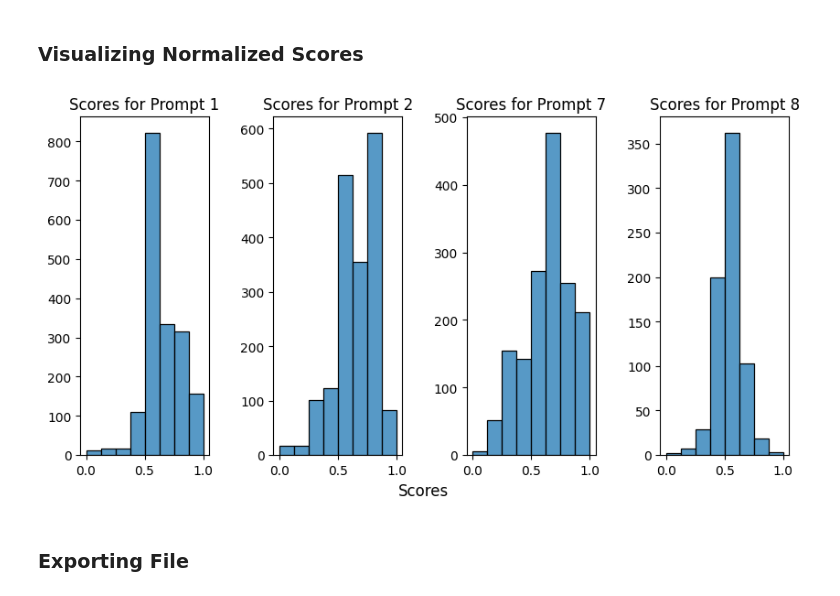
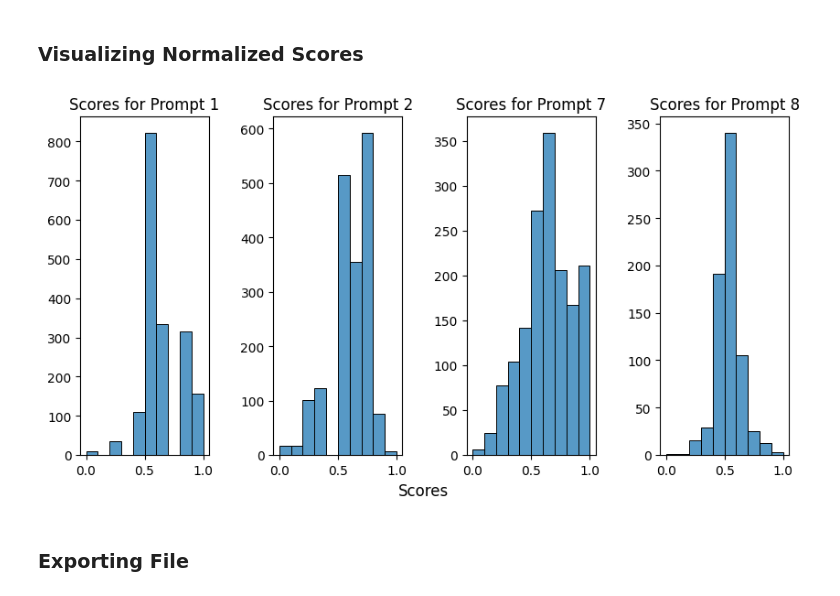
Before and after one commit to lodi-m/u-integrity, a Jupyter notebook: data/normalized_scores/normalize_combining_all_scores.ipynb, the cells around one changed output. Drawn from its saved outputs; the diff is of its cells as text; code cells hidden in the pictures.

Commit message:
created plots for distribution of scores

```diff
--- a/data/normalized_scores/normalize_combining_all_scores.ipynb
+++ b/data/normalized_scores/normalize_combining_all_scores.ipynb
@@ -39,27 +39,27 @@ normalized_1_7_8["normalized_score"] = normalized_score
 ### Visualizing Normalized Scores
 # %%
 fig, ax = plt.subplots(1, 4, sharex=True)
-sns.histplot(normalized_1_7_8[normalized_1_7_8["Essay_set_id"] == 1]["normalized_score"], bins=8, ax=ax[0])
-sns.histplot(normalized_1_7_8[normalized_1_7_8["Essay_set_id"] == 2]["normalized_score"], bins=8, ax=ax[1])
-sns.histplot(normalized_1_7_8[normalized_1_7_8["Essay_set_id"] == 7]["normalized_score"], bins=8, ax=ax[2])
-sns.histplot(normalized_1_7_8[normalized_1_7_8["Essay_set_id"] == 8]["normalized_score"], bins=8, ax=ax[3])
+sns.histplot(normalized_1_7_8[normalized_1_7_8["Essay_set_id"] == 1]["normalized_score"], bins=10, ax=ax[0])
+sns.histplot(normalized_1_7_8[normalized_1_7_8["Essay_set_id"] == 2]["normalized_score"], bins=10, ax=ax[1])
+sns.histplot(normalized_1_7_8[normalized_1_7_8["Essay_set_id"] == 7]["normalized_score"], bins=10, ax=ax[2])
+sns.histplot(normalized_1_7_8[normalized_1_7_8["Essay_set_id"] == 8]["normalized_score"], bins=10, ax=ax[3])
 
 ax[0].set_title("Scores for Prompt 1")
 ax[1].set_title("Scores for Prompt 2")
 ax[2].set_title("Scores for Prompt 7")
 ax[3].set_title("Scores for Prompt 8")
 
 ax[0].set(xlabel=None, ylabel=None)
 ax[1].set(xlabel=None, ylabel=None)
 ax[2].set(xlabel=None, ylabel=None)
 ax[3].set(xlabel=None, ylabel=None)
 
 fig.supxlabel("Scores")
 plt.subplots_adjust(wspace=0.5, hspace=0.5)
 fig.set_figwidth(10)
 plt.show()
 # %% [output]
-[figure, old version]
+[figure, new version]
 # %% [markdown]
 ### Exporting File
 # %%
```
